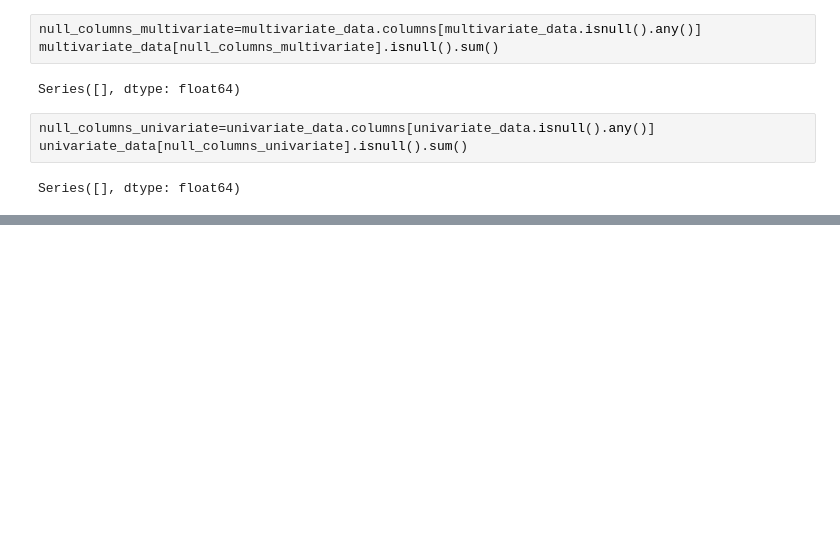
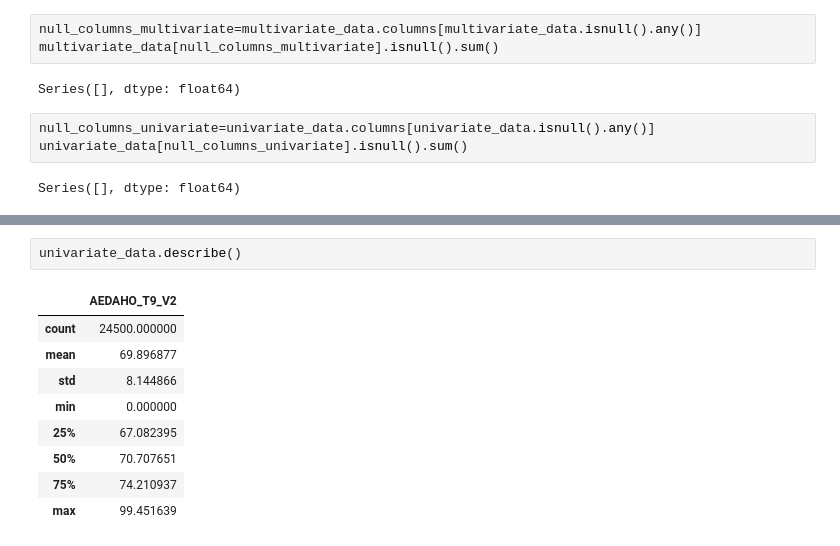
Before and after one commit to atifkarim/Time-Series-Forecasting-Using-Machine-Learning-Algorithm, a Jupyter notebook: digging_dataset.ipynb, the cells around one changed output, grey strips where cells are left out. Drawn from its saved outputs; the diff is of its cells as text; blank space fills up the shorter version.

```diff
--- a/digging_dataset.ipynb
+++ b/digging_dataset.ipynb
@@ -128,0 +155,12 @@ print(d)
+# %%
+univariate_data.describe()
+# %% [output]
+|  | AEDAHO_T9_V2 |
+| count | 24500.000000 |
+| mean | 69.896877 |
+| std | 8.144866 |
+| min | 0.000000 |
+| 25% | 67.082395 |
+| 50% | 70.707651 |
+| 75% | 74.210937 |
+| max | 99.451639 |
```
Also changed, not shown: parts of 13 cells of this notebook.
